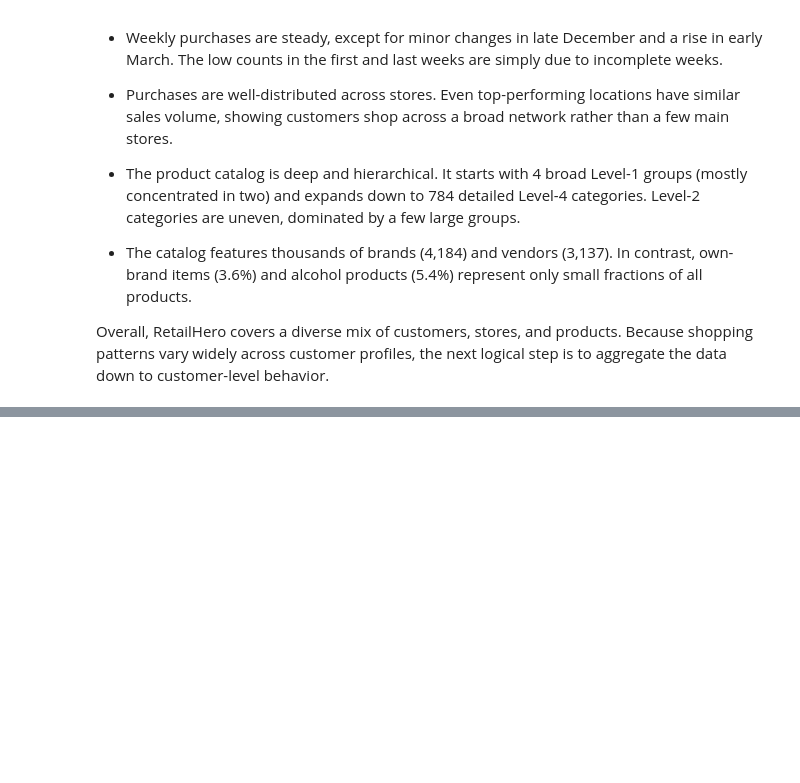
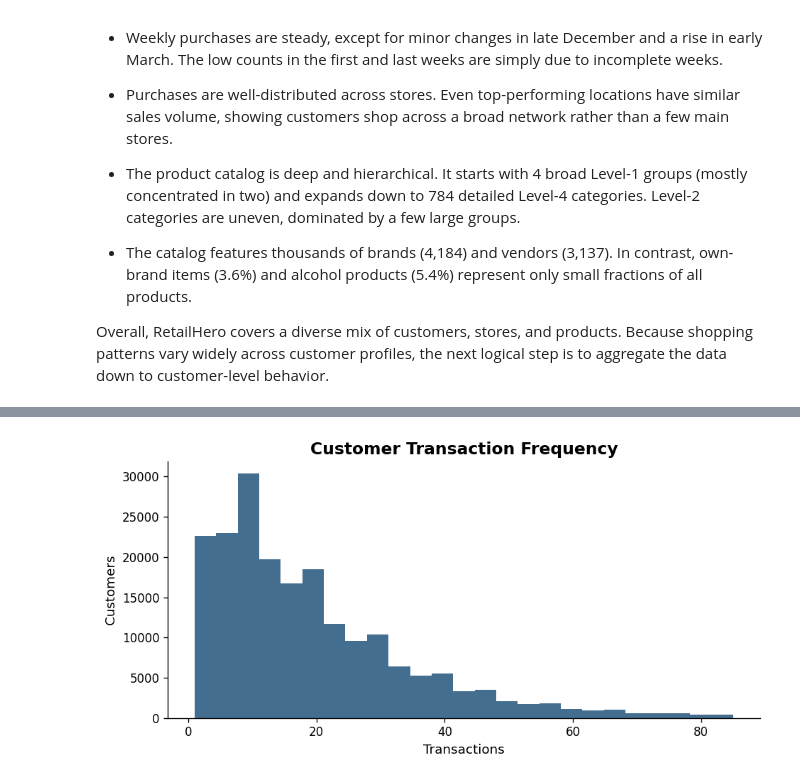
Before and after one commit to nguyen-lam-phuong-thao/uplift-customer-selection, a Jupyter notebook: notebooks/phase2_retailhero/02_retailhero_eda.ipynb, the cells around one changed output, grey strips where cells are left out. Saved outputs shown, nothing was run; the diff lists cells and outputs as text; code cells hidden in the pictures; blank space fills up the shorter version.

```diff
--- a/notebooks/phase2_retailhero/02_retailhero_eda.ipynb
+++ b/notebooks/phase2_retailhero/02_retailhero_eda.ipynb
@@ -742,0 +1139,21 @@ Overall, RetailHero covers a diverse mix of customers, stores, and products. Bec
+# %%
+transaction_count_upper = customer_core_behavior["transaction_count"].quantile(PLOT_UPPER_QUANTILE)
+
+plt.figure(figsize=(8, 4))
+
+plt.hist(
+    customer_core_behavior.loc[
+        customer_core_behavior["transaction_count"] <= transaction_count_upper,
+        "transaction_count",
+    ],
+    bins=25,
+    color=COLORS["rainy_lake"],
+)
+
+plt.title("Customer Transaction Frequency")
+plt.xlabel("Transactions")
+plt.ylabel("Customers")
+plt.tight_layout()
+plt.show()
+# %% [output]
+[figure, added]
```
Also changed, not shown: parts of 106 cells of this notebook, 2 other files.
